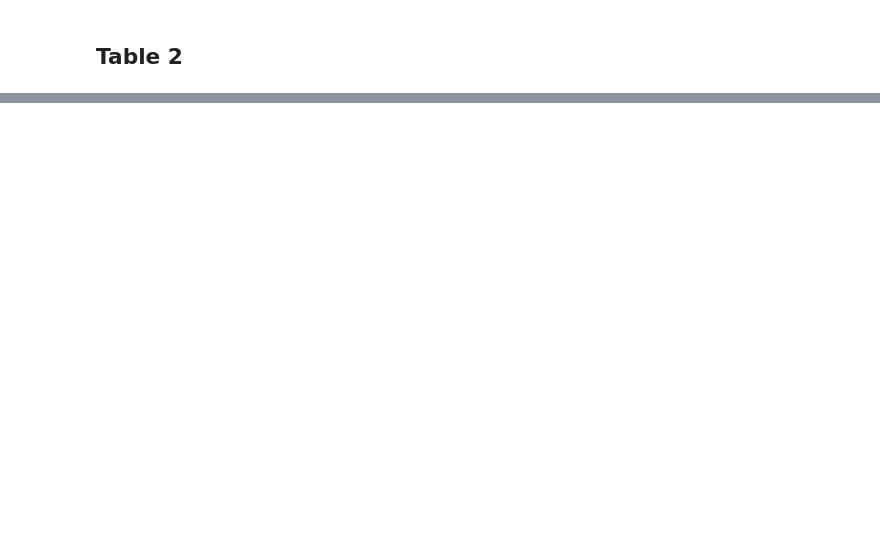
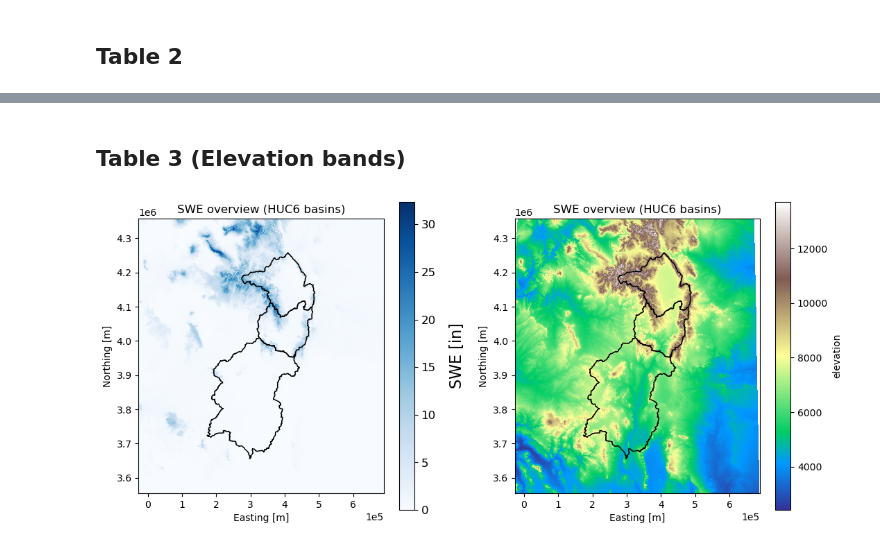
Before and after one commit to max-gersh/SWE-Evaluation-Tool, a Jupyter notebook: logan/swe_tables_snodas.ipynb, the cells around one changed output, grey strips where cells are left out. Cells and saved outputs as stored; diff of their text form; code cells hidden in the pictures; blank space fills up the shorter version.

Commit message:
Added loop for elevation bands

```diff
--- a/logan/swe_tables_snodas.ipynb
+++ b/logan/swe_tables_snodas.ipynb
@@ -273,0 +272,29 @@ table2
+# %% [markdown]
+## Table 3 (Elevation bands)
+# %%
+## read DEM
+dem = rxr.open_rasterio('../data/dem.tif').sel(band=1).reset_coords('band', drop=True)
+dem = dem.where(dem>=0).rio.reproject_match(snodas_clip)
+
+## combine swe and dem arrays
+swe_ds = xr.Dataset()
+swe_ds['swe'] = snodas_clip
+swe_ds['elevation'] = dem
+
+## plot
+fig, ax = plt.subplots(1, 2, figsize=(11,5))
+swe_ds.swe.plot(ax=ax[0], cmap='Blues')
+swe_ds.elevation.plot(ax=ax[1], cmap='terrain')
+cbar = ax[0].collections[-1].colorbar
+cbar.set_label('SWE [in]', fontsize=16, labelpad=14)
+cbar.ax.tick_params(labelsize=12)
+huc6.plot(ax=ax[0], facecolor='none', edgecolor='k')
+huc6.plot(ax=ax[1], facecolor='none', edgecolor='k')
+for axx in ax.flatten():
+    axx.ticklabel_format(style='sci', axis='x', scilimits=(0,0))
+    axx.set_xlabel('Easting [m]')
+    axx.set_ylabel('Northing [m]')
+    axx.set_title('SWE overview (HUC6 basins)')
+plt.tight_layout()
+# %% [output]
+[figure, added]
```
Also changed, not shown: parts of 5 cells of this notebook.
